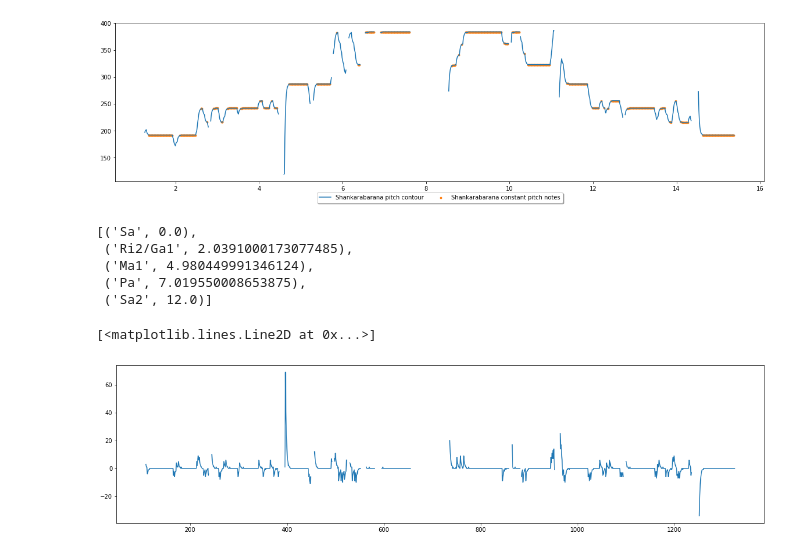
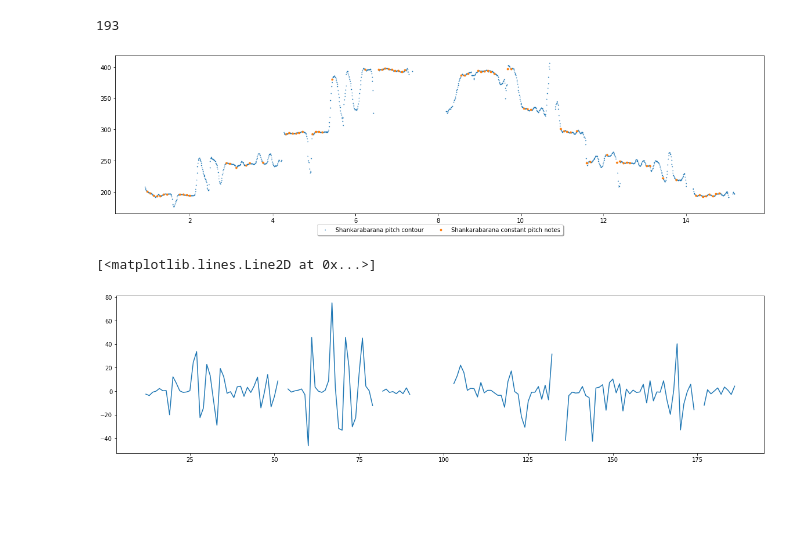
Before and after one commit to Kodhandarama/Audio_Analysis, a Jupyter notebook: pitch_contour.ipynb, the cells around one changed output. Saved outputs shown, nothing was run; the diff lists cells and outputs as text; code cells hidden in the pictures; blank space fills up the shorter version.

Commit message:
Integrated tonic into the class

```diff
--- a/pitch_contour.ipynb
+++ b/pitch_contour.ipynb
@@ -119,22 +226,18 @@ shankarabarana = Audio('/content/drive/My Drive/Projects/AA/Music dataset/Raga_S
+# %%
+shankarabarana.tonic()
+# %% [output]
+193
 # %%
 fig, ax = plt.subplots()
-ax.plot(shankarabarana.time,shankarabarana.pitch,label = 'Shankarabarana pitch contour')
+ax.scatter(shankarabarana.time_axis,shankarabarana.pitch,s=0.5,label = 'Shankarabarana pitch contour')
 ax.scatter(shankarabarana.constant_pitch_time,shankarabarana.cpn,s=8,c = '#ff7f0e',label = 'Shankarabarana constant pitch notes')
 #ax.hlines(shankarabarana.constant_pitch_notes,[0],[shankarabarana.time[-1]])
 ax.legend(loc='upper center', bbox_to_anchor=(0.5, -0.05), shadow=True, ncol=2)
 plt.show()
 # %% [output]
-[figure, old version]
+[figure, new version]
-# %%
-shankarabarana.constant_pitch_notes
-# %% [output]
-[('Sa', 0.0),
- ('Ri2/Ga1', 2.0391000173077485),
- ('Ma1', 4.980449991346124),
- ('Pa', 7.019550008653875),
- ('Sa2', 12.0)]
 # %%
-plt.plot(np.diff(shankarabarana.pitch))
+plt.plot(shankarabarana.diff_n)
 # %% [output]
 [<matplotlib.lines.Line2D at 0x...>]
-[figure, old version]
+[figure, new version]
```
Also changed, not shown: parts of 6 cells of this notebook.
